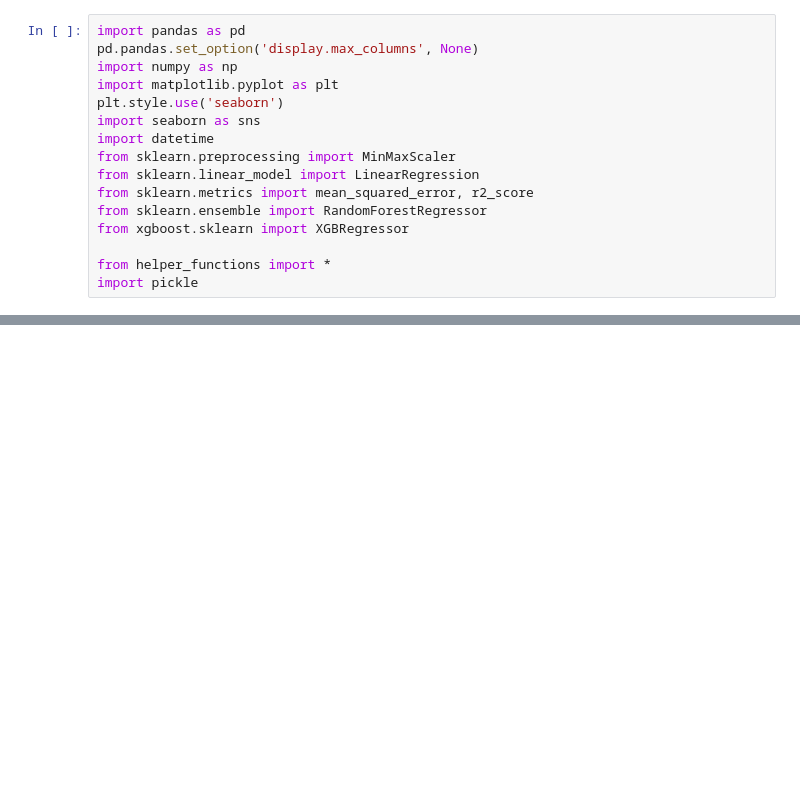
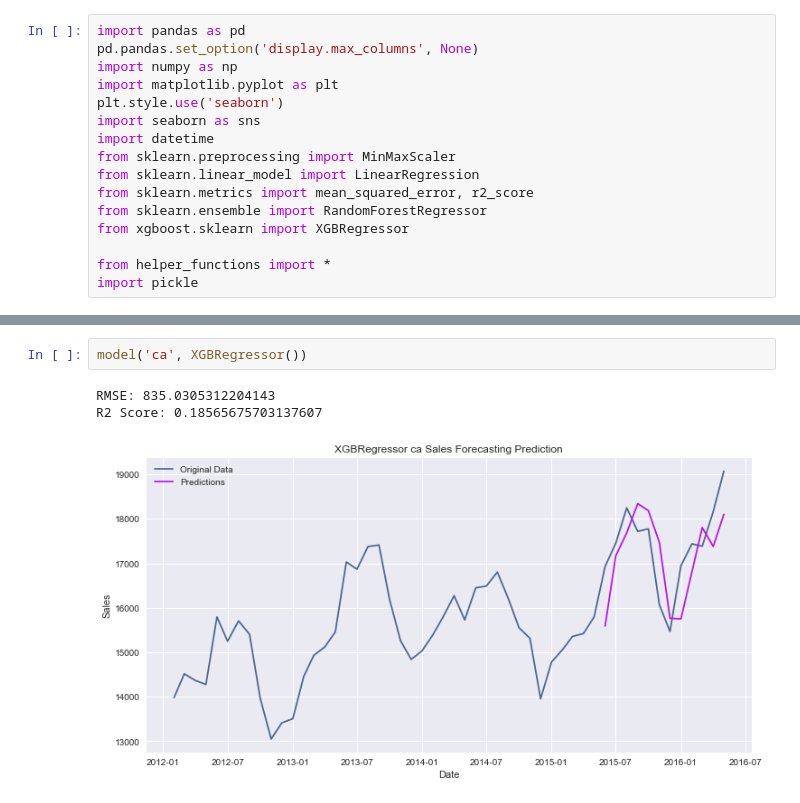
Before and after one commit to czaloumi/forecasting-time-series, a Jupyter notebook: src/1_ca_regression.ipynb, the cells around one changed output, grey strips where cells are left out. Cells and saved outputs as stored; diff of their text form; blank space fills up the shorter version.

```diff
--- a/src/1_ca_regression.ipynb
+++ b/src/1_ca_regression.ipynb
@@ -19 +31,7 @@ import pickle
+# %%
+model('ca', XGBRegressor())
+# %% [output]
+RMSE: 835.0305312204143
+R2 Score: 0.18565675703137607
+[figure, added]
 # %%
```
Also changed, not shown: parts of 19 cells of this notebook, 5 other files.
